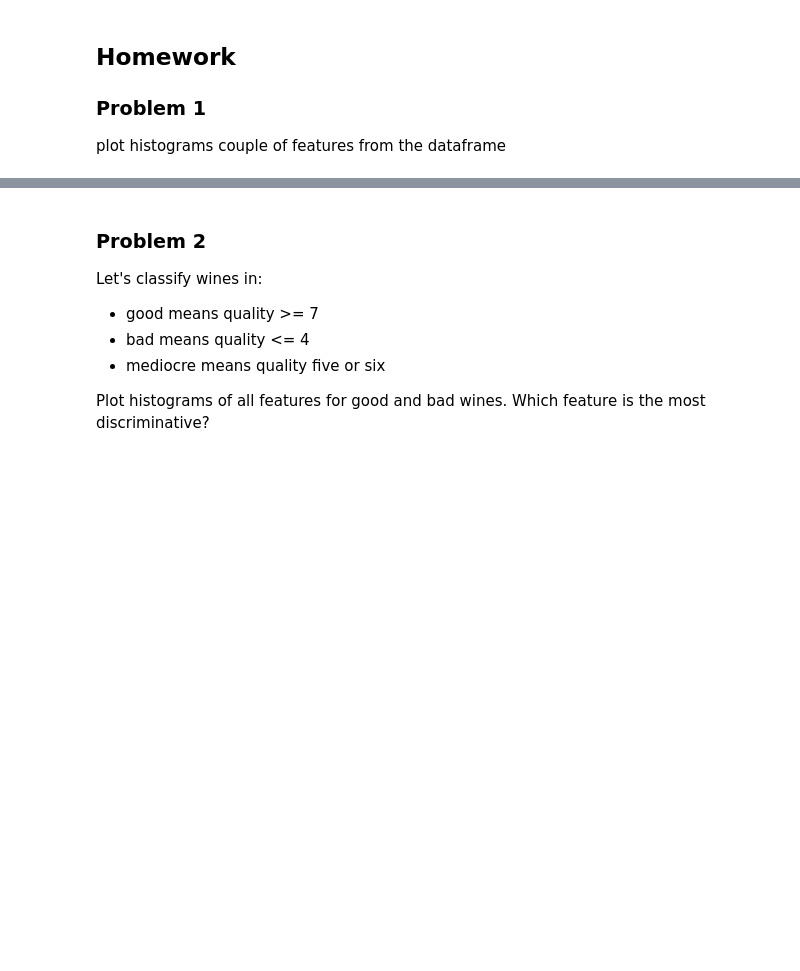
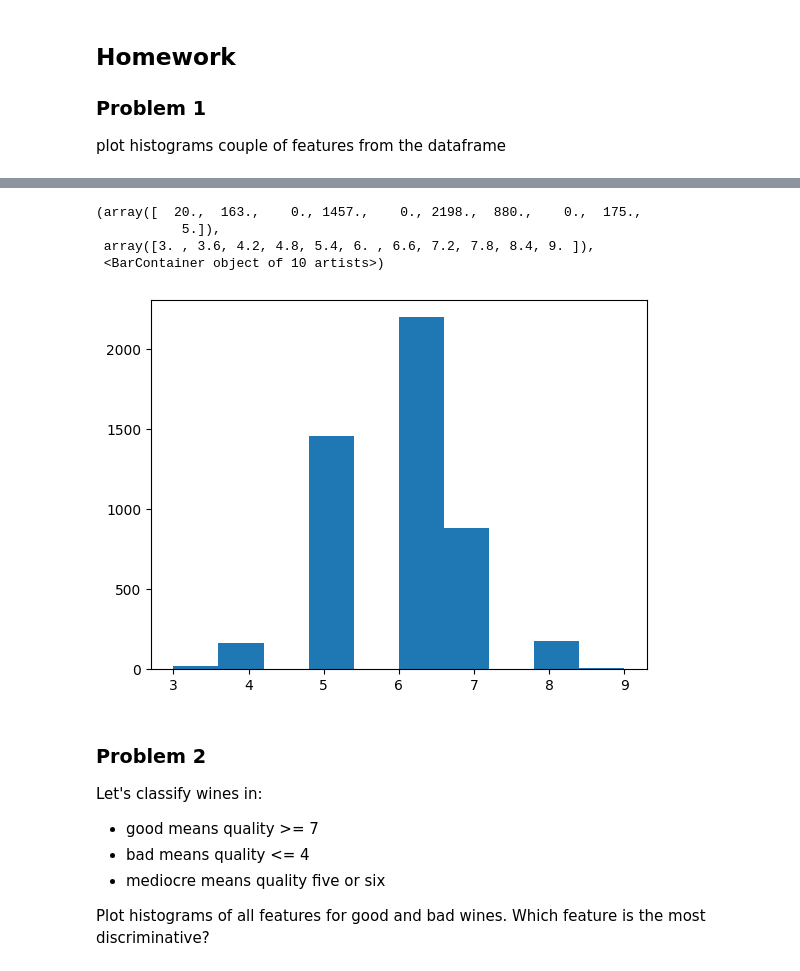
Before and after one commit to vukasinmilosevic/KSM2, a Jupyter notebook: Lecture_2/2-introduction-to-pandas-matplotlib.ipynb, the cells around one changed output, grey strips where cells are left out. Saved outputs shown, nothing was run; the diff lists cells and outputs as text; code cells hidden in the pictures; blank space fills up the shorter version.

```diff
--- a/Lecture_2/2-introduction-to-pandas-matplotlib.ipynb
+++ b/Lecture_2/2-introduction-to-pandas-matplotlib.ipynb
@@ -265,3 +316,11 @@ plot histograms couple of features from the dataframe
+# %%
+plt.hist(test1['quality'].values)
+# %% [output]
+(array([  20.,  163.,    0., 1457.,    0., 2198.,  880.,    0.,  175.,
+           5.]),
+ array([3. , 3.6, 4.2, 4.8, 5.4, 6. , 6.6, 7.2, 7.8, 8.4, 9. ]),
+ <BarContainer object of 10 artists>)
+[figure, added]
 # %% [markdown]
 ### Problem 2
 Let's classify wines in:
```
Also changed, not shown: parts of 29 cells of this notebook.
